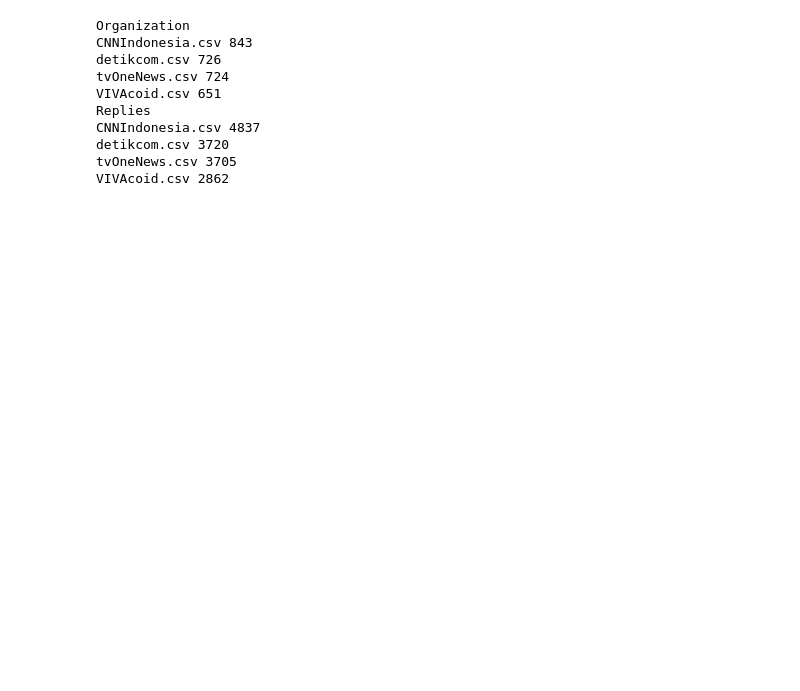
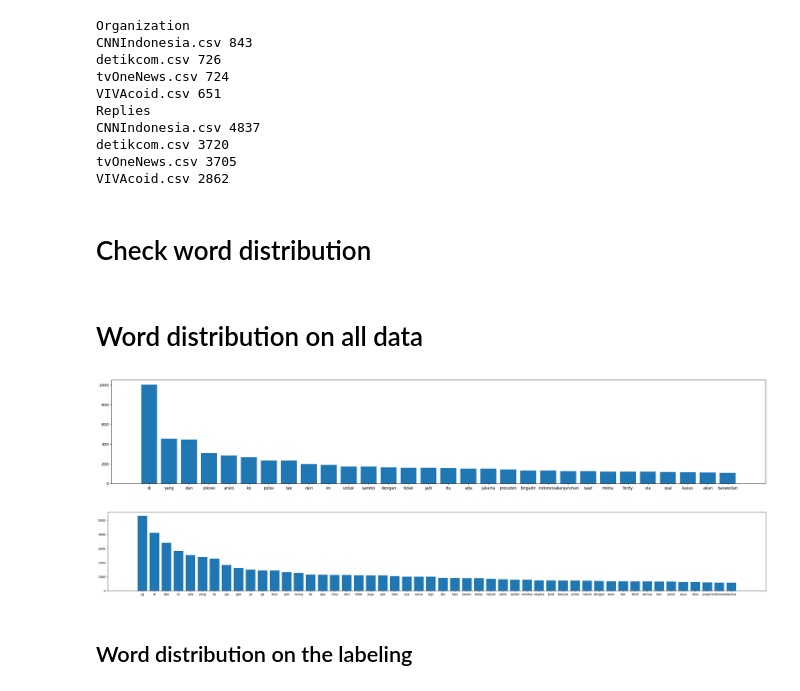
Before and after one commit to kaenova/Headline_Detection, a Jupyter notebook: src/2. Data Processing and Labeling/1. data_explore.ipynb, the cells around one changed output. Saved outputs shown, nothing was run; the diff lists cells and outputs as text; code cells hidden in the pictures; blank space fills up the shorter version.

```diff
--- a/src/2. Data Processing and Labeling/1. data_explore.ipynb
+++ b/src/2. Data Processing and Labeling/1. data_explore.ipynb
@@ -39,3 +40,81 @@ CNNIndonesia.csv 4837
 detikcom.csv 3720
 tvOneNews.csv 3705
 VIVAcoid.csv 2862
+# %% [markdown]
+# Check word distribution
+# %% [markdown]
+# Word distribution on all data
+# %%
+# Check word distribution
+from kaelib.processor.TextProcessingPipeline import TextProcessingPipeline
+import kaelib.processor.preprocessing_func as pf
+import matplotlib.pyplot as plt
+num_word = 30
+width_fig_size = 30
+
+preprocessor = TextProcessingPipeline([
+    pf.lowercasing,
+    pf.remove_username,
+    pf.remove_url,
+    pf.remove_punctuation
+])
+
+all_words = []
+for i in organizaton_df:
+    tweets = organizaton_df[i]['tweet'].map(lambda x: preprocessor.process_text(x))
+    tweets = tweets.to_list()
+    for tweet in tweets:
+        all_words += tweet.split()
+
+word_num = {}
+for word in all_words:
+    if word not in word_num.keys():
+        word_num[word] = 0
+    word_num[word] += 1
+
+word_num = dict(sorted(word_num.items(), reverse=True, key=lambda item: item[1]))
+names = list(word_num.keys())[:num_word]
+values = list(word_num.values())[:num_word]
+plt.figure().set_figwidth(width_fig_size)
+plt.bar(range(num_word), values, tick_label=names)
+plt.show()
+# %% [output]
+[figure, added]
+# %%
+# Check word distribution
+from kaelib.processor.TextProcessingPipeline import TextProcessingPipeline
+import kaelib.processor.preprocessing_func as pf
+import matplotlib.pyplot as plt
+num_word = 50
+width_fig_size = 40
+
+preprocessor = TextProcessingPipeline([
+    pf.lowercasing,
+    pf.remove_username,
+    pf.remove_url,
+    pf.remove_punctuation
+])
+
+all_words = []
+for i in replies_df:
+    tweets = replies_df[i]['tweet'].map(lambda x: preprocessor.process_text(x))
+    tweets = tweets.to_list()
+    for tweet in tweets:
+        all_words += tweet.split()
+
+word_num = {}
+for word in all_words:
+    if word not in word_num.keys():
+        word_num[word] = 0
+    word_num[word] += 1
+
+word_num = dict(sorted(word_num.items(), reverse=True, key=lambda item: item[1]))
+names = list(word_num.keys())[:num_word]
+values = list(word_num.values())[:num_word]
+plt.figure().set_figwidth(width_fig_size)
+plt.bar(range(num_word), values, tick_label=names)
+plt.show()
+# %% [output]
+[figure, added]
+# %% [markdown]
+## Word distribution on the labeling
```
Also changed, not shown: parts of 10 cells of this notebook, 9 other files.
